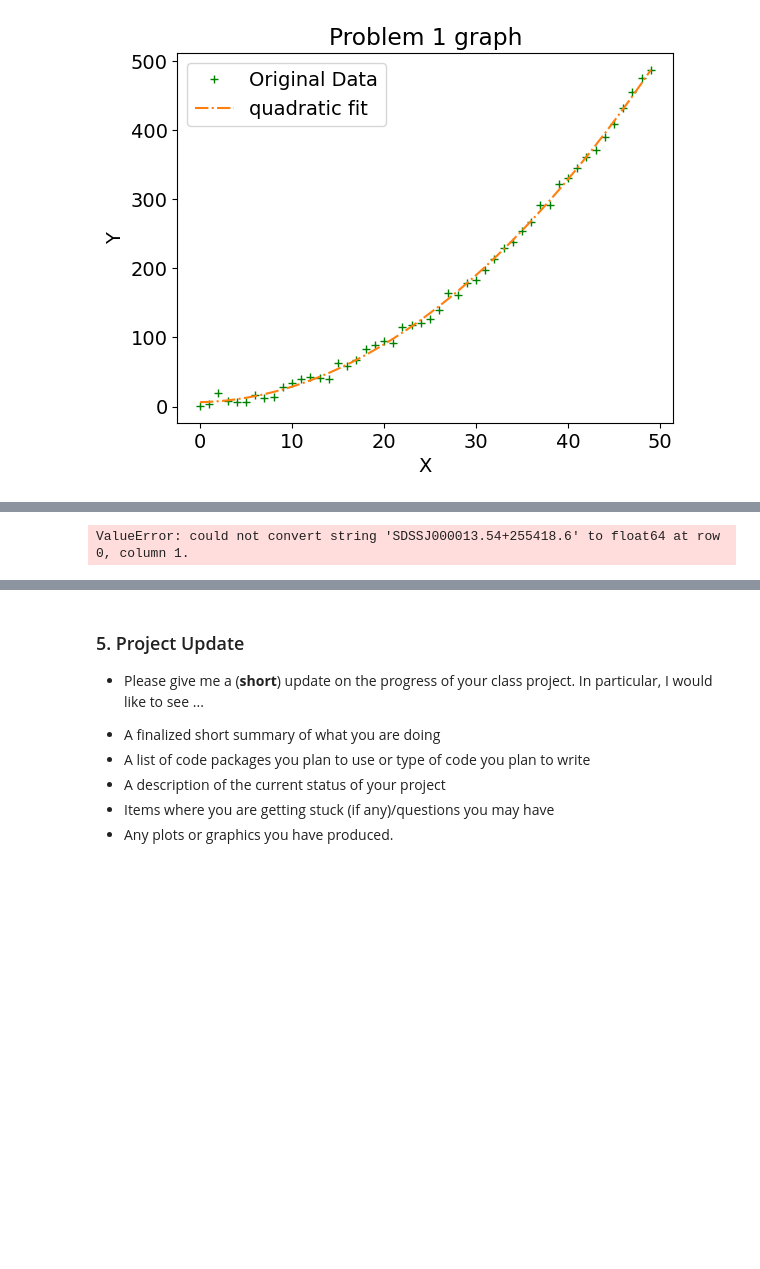
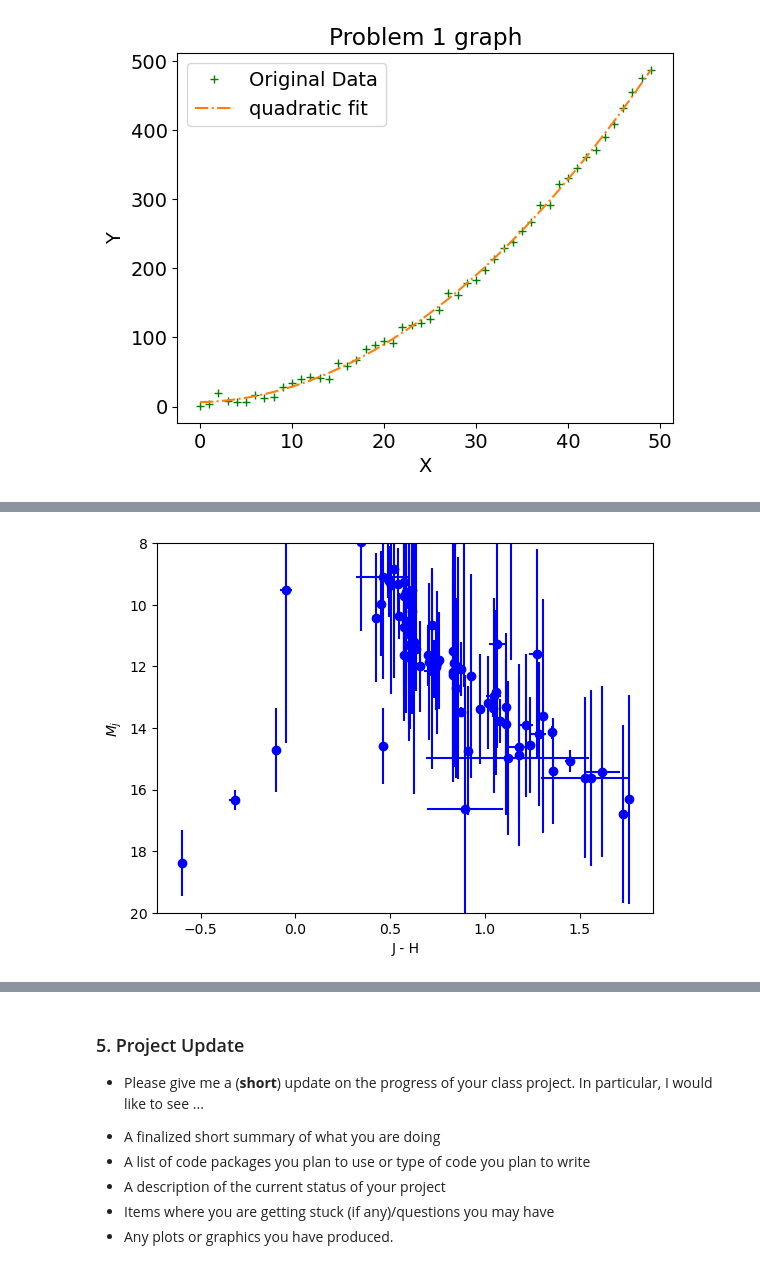
Before and after one commit to astroseandillon/Python-for-data-analysis, a Jupyter notebook: Dillon_Sean_HW_W10.ipynb, the cells around one changed output, grey strips where cells are left out. Cells and saved outputs as stored; diff of their text form; code cells hidden in the pictures; blank space fills up the shorter version.

```diff
--- a/Dillon_Sean_HW_W10.ipynb
+++ b/Dillon_Sean_HW_W10.ipynb
@@ -76,10 +76,55 @@ lowg=np.where( ( flag == 'lowg') | (flag == 'young') | (flag == 'lowg,young') |
 # %%
 import numpy as np
 import matplotlib.pyplot as plt
 
+def mag_conversion(a, plx):
+    m = a - 5*np.log10(1e2/plx)
+    return m
+
 comp = np.loadtxt('compilation.txt', dtype='str')
+
+flag = comp[:,4]
+
+lowg=comp[np.where( ( flag == 'lowg') | (flag == 'young') | (flag == 'lowg,young') | (flag == 'ABDor,lowg,young')
+              | (flag == 'Argus,lowg,young') | (flag == 'Columba,lowg,young') | (flag == 'TWA,lowg,young')
+              | (flag == 'ScoCen,young')
+              | (flag == 'TucHor,young') | (flag=='Tuc-Hor,lowg,young') | (flag == 'plx-discrep,lowg') )]
+
+
+lowg_j = lowg[:,27].astype(float)
+lowg_h = lowg[:,30].astype(float)
+lowg_ej = lowg[:,28].astype(float)
+lowg_eh = lowg[:,31].astype(float)
+lowg_plx = lowg[:,8].astype(float)
+lowg_eplx = lowg[:,9].astype(float)
+lowg_mj = mag_conversion(lowg_j, lowg_plx)
+lowg_emj = mag_conversion(lowg_ej, lowg_plx)
+
+
+comp_j = comp[:,27].astype(float)
+comp_h = comp[:,30].astype(float)
+comp_ej = comp[:,28].astype(float)
+comp_eh = comp[:,31].astype(float)
+comp_plx = comp[:,8].astype(float)
+comp_eplx = comp[:,9].astype(float)
+comp_mj = mag_conversion(comp_j, comp_plx)
+comp_emj = mag_conversion(comp_ej, comp_plx)
+
+x = lowg_j - lowg_h
+ex = lowg_ej - lowg_eh
+x1 = comp_j - comp_h
+ex1 = comp_ej - comp_eh
+
+fig, ax = plt.subplots()
+ax.errorbar(x, lowg_mj, xerr=abs(ex), yerr=abs(lowg_emj), fmt='bo',label='Young/Low-Gravity MLT Dwarfs')
+
+ax.set_ylim(8,20)
+ax.invert_yaxis()
+ax.set_xlabel('J - H')
+ax.set_ylabel(r'$M_{j}$')
+plt.show()
 # %% [output]
-ValueError: could not convert string 'SDSSJ000013.54+255418.6' to float64 at row 0, column 1.
+[figure, added]
 # %% [markdown]
 ### 3. Multi-Panel Plots
 
```
